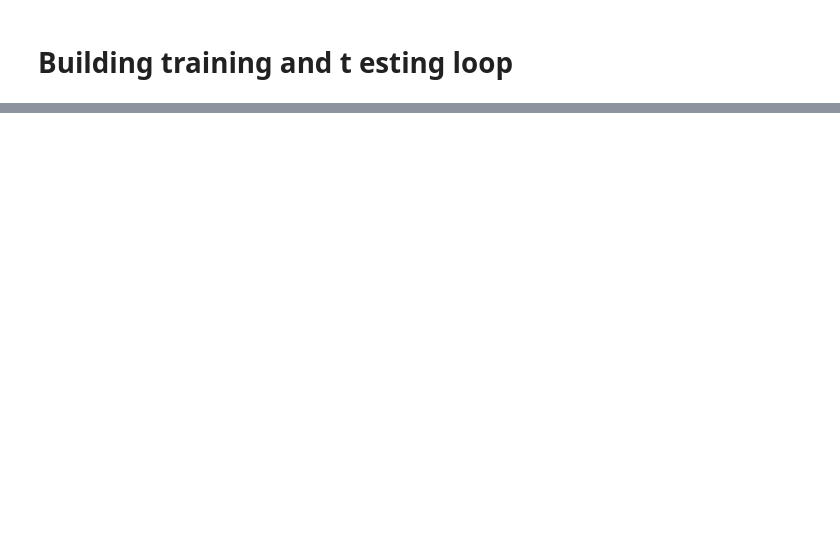
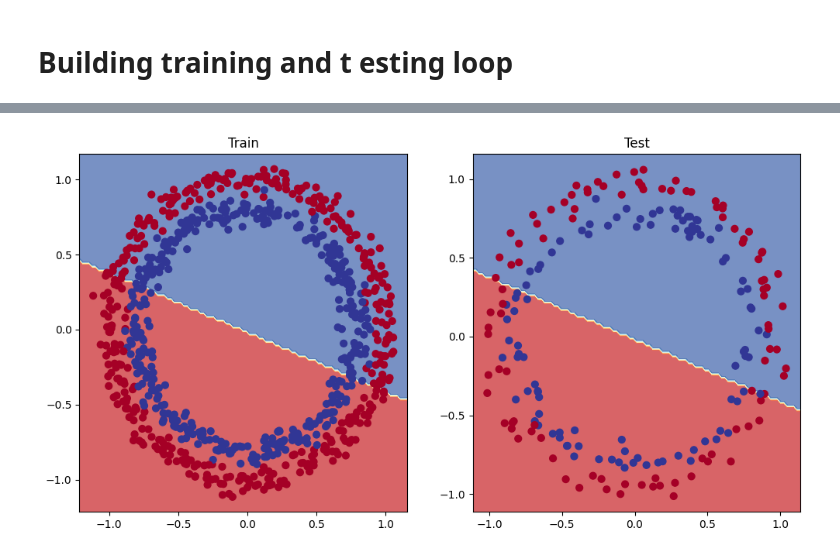
Before and after one commit to yakshittt/xyz, a Jupyter notebook: 02-pytorch-classification-ipynb.ipynb, the cells around one changed output, grey strips where cells are left out. Saved outputs shown, nothing was run; the diff lists cells and outputs as text; code cells hidden in the pictures; blank space fills up the shorter version.

```diff
--- a/02-pytorch-classification-ipynb.ipynb
+++ b/02-pytorch-classification-ipynb.ipynb
@@ -336,0 +383,13 @@ Epoch:90 | Loss:0.69328, Acc:50.25% | Test Loss:0.69567, Test Acc:49.00%
+# %%
+class CircleModelV1(nn.Module):
+    def __init__(self):
+        super().__init__()
+        self.layer_1=nn.Linear(in_features=2,out_features=10)
+        self.layer_2=nn.Linear(in_features=10,out_features=10)
+        self.layer_3=nn.Linear(in_features=10,out_features=1)
+
+    def forward(self,x):
+        return self.layer_3(self.layer_2(self.layer_1(x)))
+
+model_1=CircleModelV1().to(device)
+model_1
@@ -336,0 +463,10 @@ Epoch:90 | Loss:0.69328, Acc:50.25% | Test Loss:0.69567, Test Acc:49.00%
+# %%
+plt.figure(figsize=(12,6))
+plt.subplot(1,2,1)
+plt.title("Train")
+plot_decision_boundary(model_1,X_train,y_train)
+plt.subplot(1,2,2)
+plt.title("Test")
+plot_decision_boundary(model_1,X_test,y_test)
+# %% [output]
+[figure, added]
```
Also changed, not shown: parts of 20 cells of this notebook.
